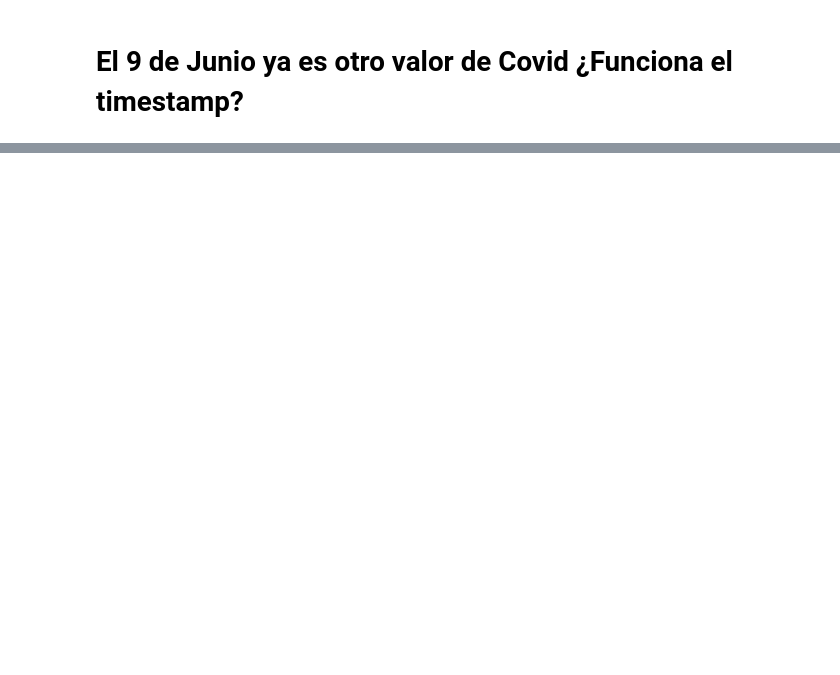
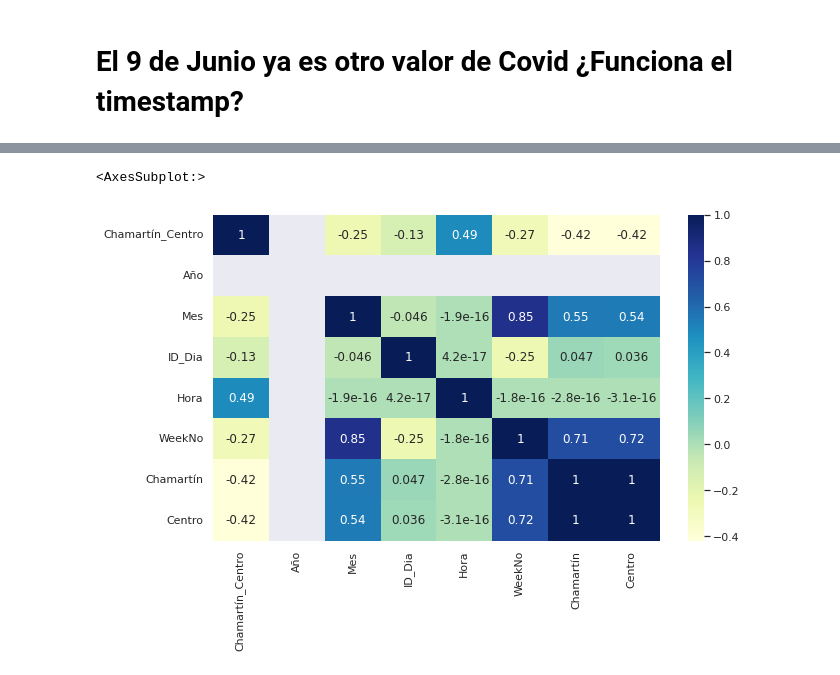
Before and after one commit to Jhonvalencia77/5to_avance, a Jupyter notebook: Patrones_AjustarModelo.ipynb, the cells around one changed output, grey strips where cells are left out. Drawn from its saved outputs; the diff is of its cells as text; code cells hidden in the pictures; blank space fills up the shorter version.

```diff
--- a/Patrones_AjustarModelo.ipynb
+++ b/Patrones_AjustarModelo.ipynb
@@ -602,0 +648,6 @@ df6_Final.iloc[:50]
+# %%
+sns.set(rc = {'figure.figsize':(10,6)})
+sns.heatmap(df_Final.corr(), annot = True, fmt='.2g',cmap= 'YlGnBu')
+# %% [output]
+<AxesSubplot:>
+[figure, added]
```
Also changed, not shown: parts of 58 cells of this notebook.
